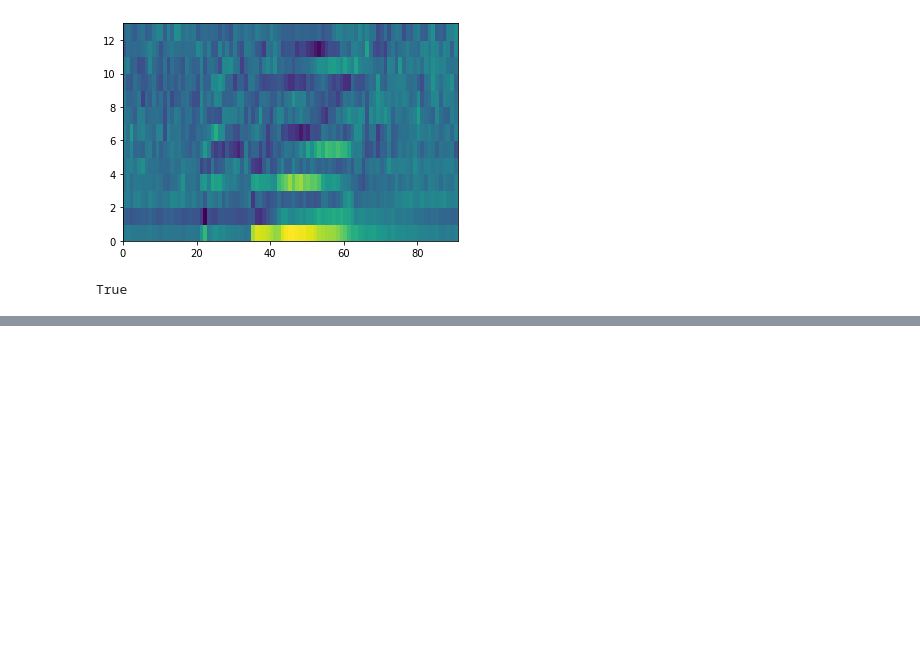
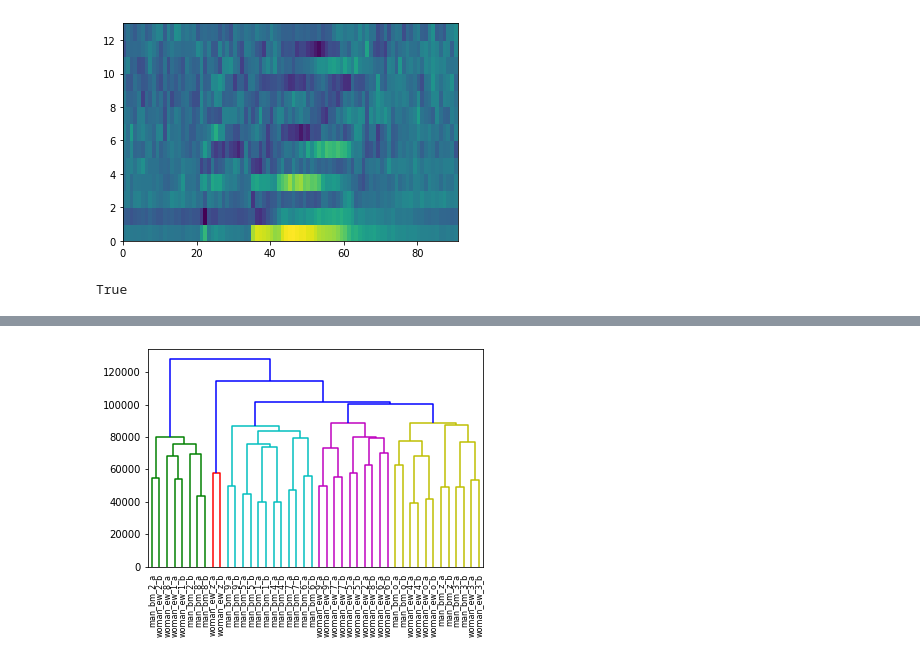
Before and after one commit to letsGoBharat/Speech-and-Speaker-Recognition, a Jupyter notebook: Feature_Extraction/feature_extraction.ipynb, the cells around one changed output, grey strips where cells are left out. Drawn from its saved outputs; the diff is of its cells as text; code cells hidden in the pictures; blank space fills up the shorter version.

```diff
--- a/Feature_Extraction/feature_extraction.ipynb
+++ b/Feature_Extraction/feature_extraction.ipynb
@@ -527,0 +576,8 @@ man uttering 1 for the 2nd time.:
+# %%
+from scipy.cluster.hierarchy import dendrogram, linkage
+
+hierarchical_clustering = linkage(D, 'complete')
+labels_dn = tidigit2labels(data)
+dendogram_hc = dendrogram(hierarchical_clustering, labels=labels_dn)
+# %% [output]
+[figure, added]
```
Also changed, not shown: parts of 7 cells of this notebook.
